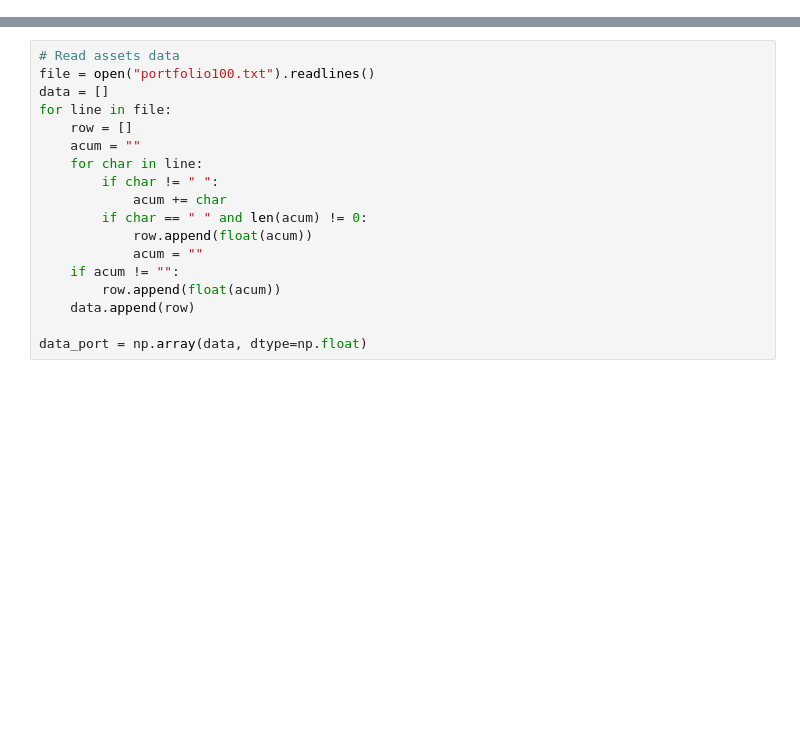
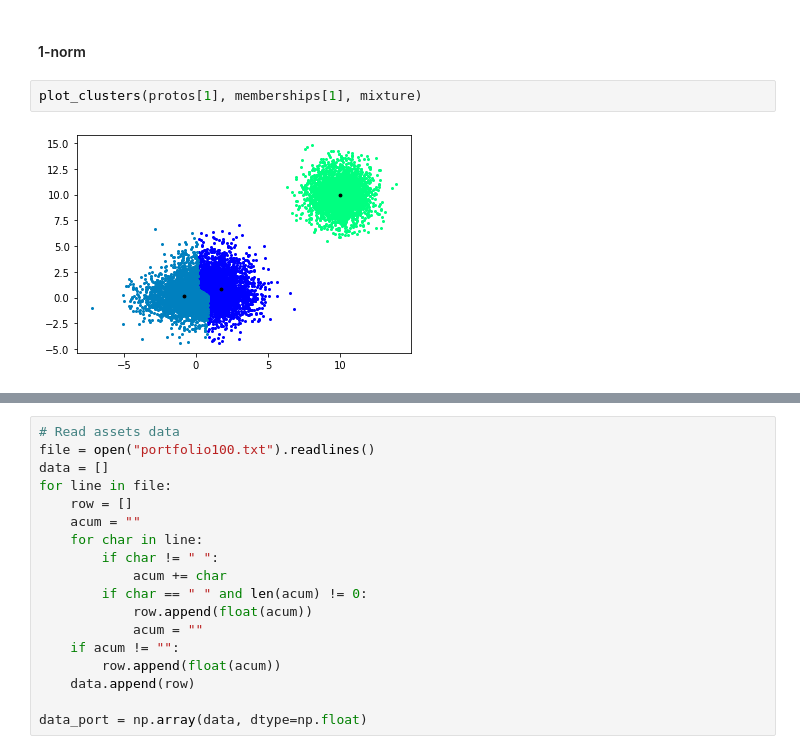
Before and after one commit to Daples/mathematical-engineering, a Jupyter notebook: 202/workshop-1.ipynb, the cells around one changed output, grey strips where cells are left out. Saved outputs shown, nothing was run; the diff lists cells and outputs as text; blank space fills up the shorter version.

```diff
--- a/202/workshop-1.ipynb
+++ b/202/workshop-1.ipynb
@@ -175,0 +202,6 @@ for i in range(len(ps)):
+# %% [markdown]
+#### 1-norm
+# %%
+plot_clusters(protos[1], memberships[1], mixture)
+# %% [output]
+[figure, added]
```
Also changed, not shown: parts of 72 cells of this notebook.
